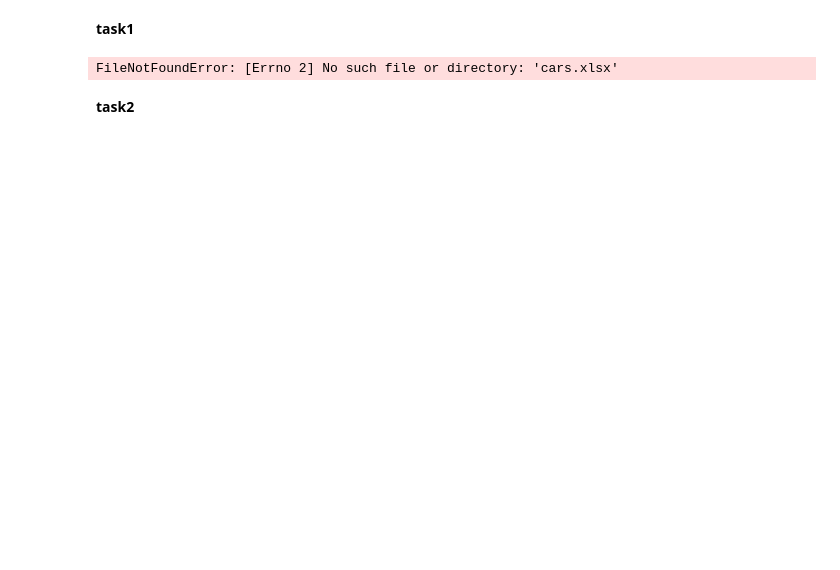
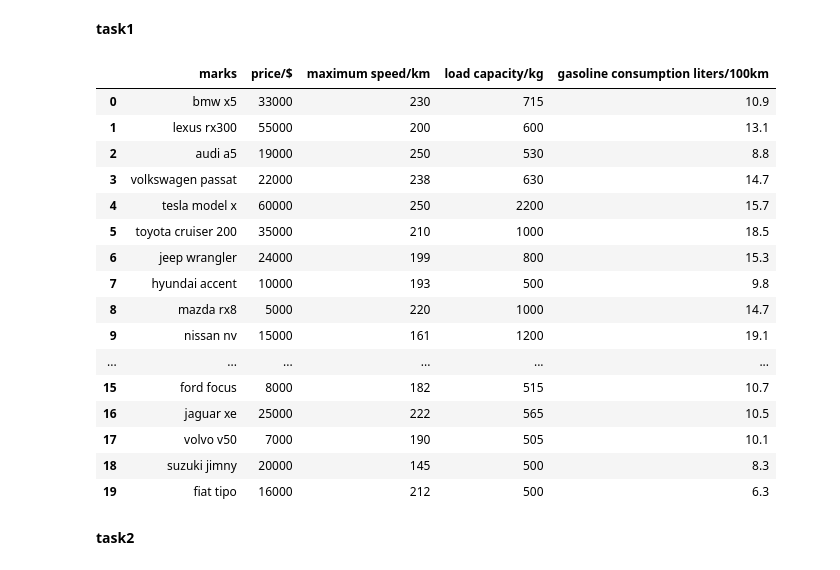
Before and after one commit to poelnepil/PDS2_Novikov1, a Jupyter notebook: lesson33/tasks1-5.ipynb, the cells around one changed output. Saved outputs shown, nothing was run; the diff lists cells and outputs as text; code cells hidden in the pictures; blank space fills up the shorter version.

```diff
--- a/lesson33/tasks1-5.ipynb
+++ b/lesson33/tasks1-5.ipynb
@@ -6,10 +6,25 @@ import seaborn as sns
 **task1**
 # %%
 tb = pd.read_excel('cars.xlsx')
-tb['price/$'] = tb['price/$'] / 1000
 tb
 # %% [output]
-FileNotFoundError: [Errno 2] No such file or directory: 'cars.xlsx'
+|  | marks | price/$ | maximum speed/km | load capacity/kg | gasoline consumption liters/100km |
+| 0 | bmw x5 | 33000 | 230 | 715 | 10.9 |
+| 1 | lexus rx300 | 55000 | 200 | 600 | 13.1 |
+| 2 | audi a5 | 19000 | 250 | 530 | 8.8 |
+| 3 | volkswagen passat | 22000 | 238 | 630 | 14.7 |
+| 4 | tesla model x | 60000 | 250 | 2200 | 15.7 |
+| 5 | toyota cruiser 200 | 35000 | 210 | 1000 | 18.5 |
+| 6 | jeep wrangler | 24000 | 199 | 800 | 15.3 |
+| 7 | hyundai accent | 10000 | 193 | 500 | 9.8 |
+| 8 | mazda rx8 | 5000 | 220 | 1000 | 14.7 |
+| 9 | nissan nv | 15000 | 161 | 1200 | 19.1 |
+| ... | ... | ... | ... | ... | ... |
+| 15 | ford focus | 8000 | 182 | 515 | 10.7 |
+| 16 | jaguar xe | 25000 | 222 | 565 | 10.5 |
+| 17 | volvo v50 | 7000 | 190 | 505 | 10.1 |
+| 18 | suzuki jimny | 20000 | 145 | 500 | 8.3 |
+| 19 | fiat tipo | 16000 | 212 | 500 | 6.3 |
 # %% [markdown]
 **task2**
 # %%
```
Also changed, not shown: parts of 3 cells of this notebook.
